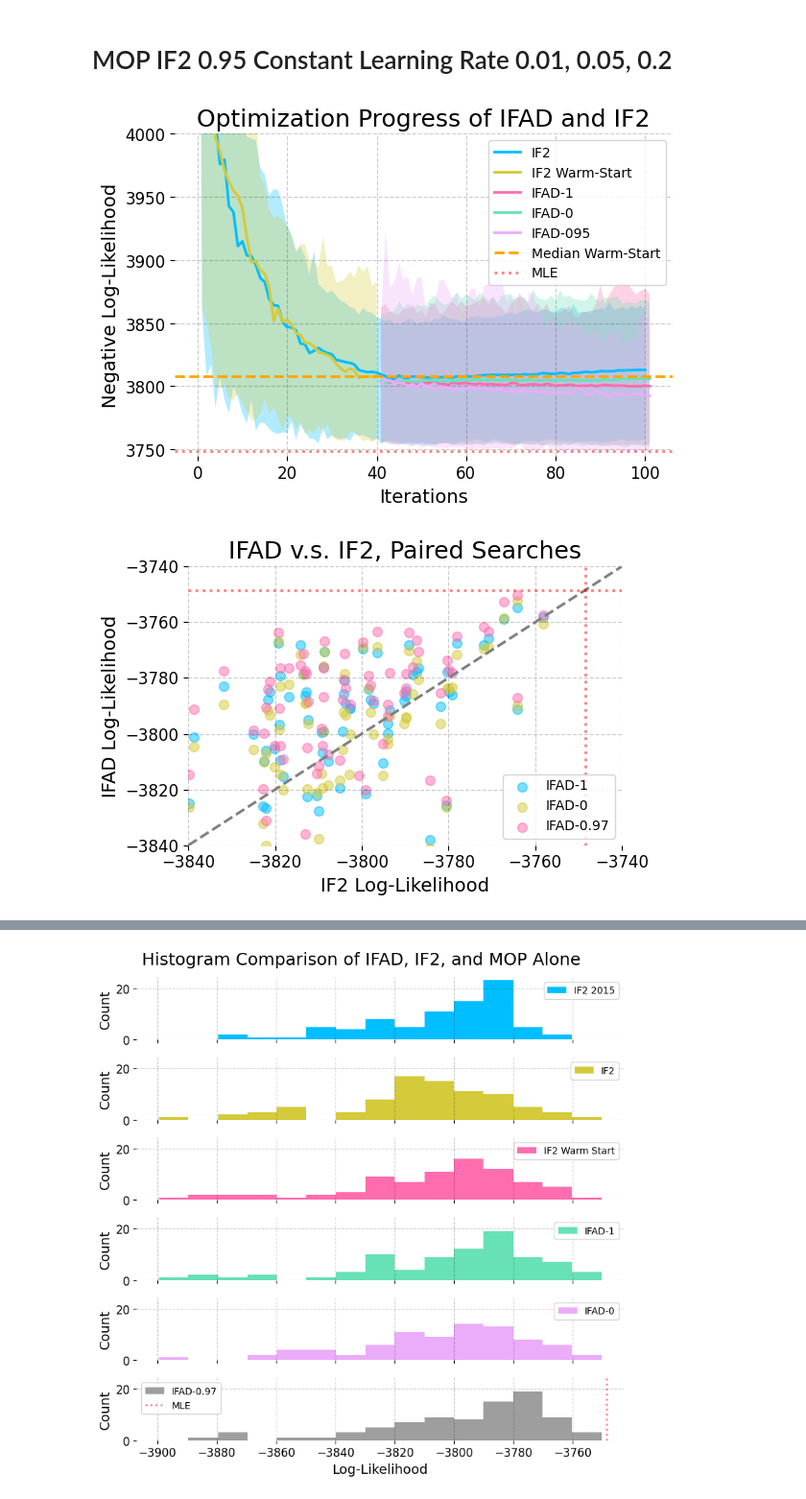
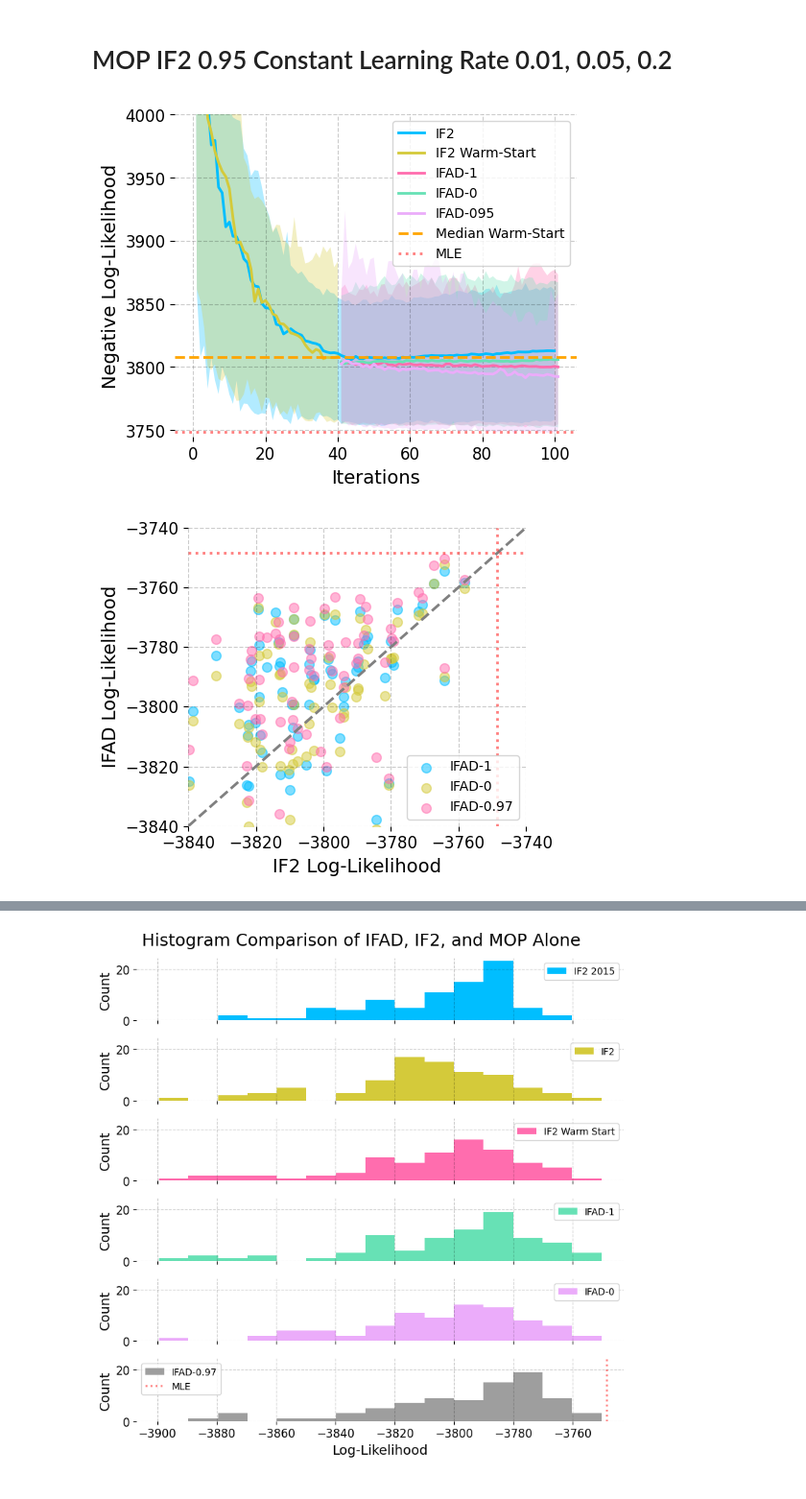
Before and after one commit to hetankevin/diffilter, a Jupyter notebook: cholera.ipynb, the cells around one changed output, grey strips where cells are left out. Shown at 96% size. Drawn from its saved outputs; the diff is of its cells as text; code cells hidden in the pictures.

Commit message:
update figures

```diff
--- a/cholera.ipynb
+++ b/cholera.ipynb
@@ -687,44 +687,44 @@ gd_runs.index += 41
 gd_pf_runs.index += 41
 gd_mop_runs.index += 41
 
-plt.figure(figsize=(6,4))
+plt.figure(figsize=(5,4))
 
 mif_runs[quantiles[1]].plot(label='IF2')
 mif_warm_runs[quantiles[1]].plot(label='IF2 Warm-Start')
 gd_runs[quantiles[1]].plot(label='IFAD-1')
 gd_pf_runs[quantiles[1]].plot(label='IFAD-0')
 gd_mop_runs[quantiles[1]].plot(label='IFAD-095')
 
 plt.fill_between(mif_runs.index,
                  mif_runs[quantiles[0]],
                 mif_runs[quantiles[2]], alpha=0.3)
 plt.fill_between(mif_warm_runs.index,
                  mif_warm_runs[quantiles[0]],
                 mif_warm_runs[quantiles[2]], alpha=0.3)
 plt.fill_between(gd_runs.index,
                  gd_runs[quantiles[0]],
                 gd_runs[quantiles[2]], alpha=0.3)
 plt.fill_between(gd_runs.index,
                  gd_pf_runs[quantiles[0]],
                 gd_pf_runs[quantiles[2]], alpha=0.3)
 plt.fill_between(gd_runs.index,
                  gd_mop_runs[quantiles[0]],
                 gd_mop_runs[quantiles[2]], alpha=0.3)
 plt.axhline(np.median(np.array(mif_logliks_warm_trials), 0)[-1],
             linestyle='dashed', color='orange', alpha=1, label='Median Warm-Start')
 plt.axhline(3748.5, linestyle='dotted', color='red', alpha=0.5, label='MLE')
 plt.legend()
 plt.ylim(3745,4000)
 plt.tight_layout()
 plt.xlabel('Iterations')
 plt.ylabel('Negative Log-Likelihood')
-plt.title('Optimization Progress of IFAD and IF2')
+#plt.title('Optimization Progress of IFAD and IF2')
 plt.savefig('imgs/095/optim.png', bbox_inches='tight')
 # %% [output]
-[figure, old version]
+[figure, new version]
 # %%
 # IF2 0.95
-plt.figure(figsize=(6,4))
+plt.figure(figsize=(5,4))
 # Overall paired searches, our IF2
 plt.scatter(-(np.array(mif_logliks_trials)[:,-1]), -(np.array(gd_logliks_trials)[:,-1]), marker='o', alpha=0.5,
             label='IFAD-1')
@@ -739,7 +739,7 @@ plt.plot([lo, hi], [lo, hi], linestyle='--', color='grey')
 plt.axhline(-3748.5, linestyle='dotted', color='r', alpha=0.5)
 plt.axvline(-3748.5, linestyle='dotted', color='r', alpha=0.5)
 
-plt.title('IFAD v.s. IF2, Paired Searches')
+#plt.title('IFAD v.s. IF2, Paired Searches')
 
 plt.xlabel('IF2 Log-Likelihood')
 plt.ylabel('IFAD Log-Likelihood')
@@ -749,7 +749,7 @@ plt.tight_layout()
 
 plt.savefig('imgs/095/pairs.png', bbox_inches='tight')
 # %% [output]
-[figure, old version]
+[figure, new version]
 # %%
 #IF2 0.95
 #QQ plot, our IF2
```
Also changed, not shown: parts of 3 cells of this notebook, 5 other files.
